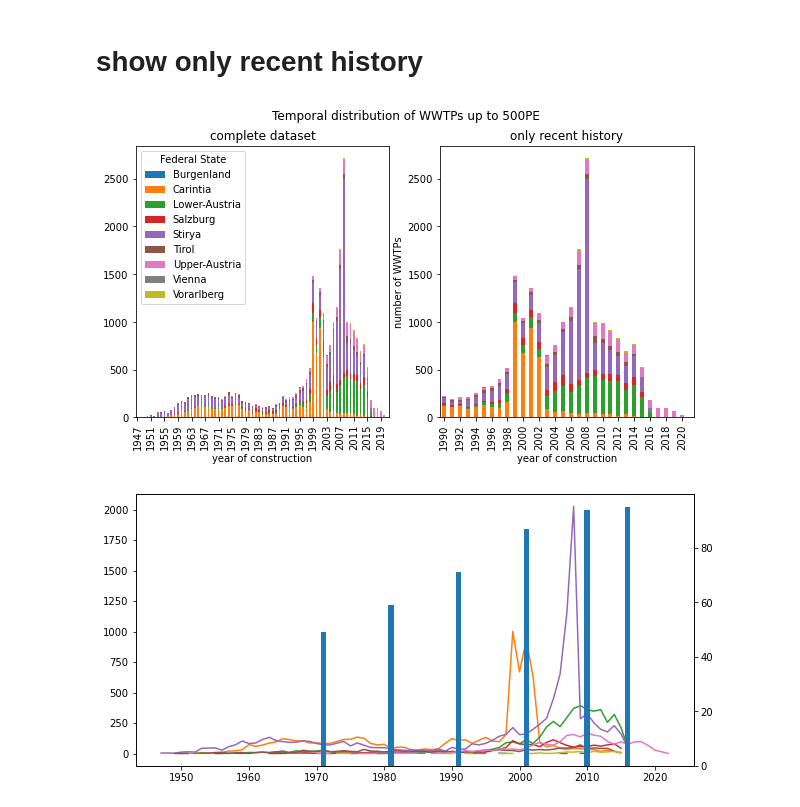
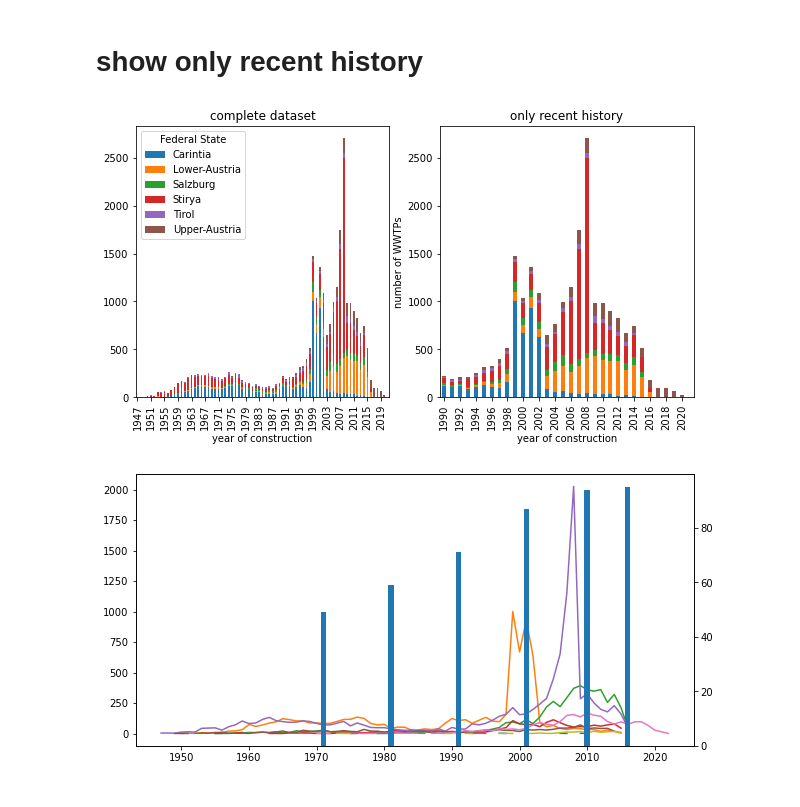
Before and after one commit to anakarpow/Locating-small-wastewater-systems-in-Austria, a Jupyter notebook: unify_graphs.ipynb, the cells around one changed output. Cells and saved outputs as stored; diff of their text form; code cells hidden in the pictures.

```diff
--- a/unify_graphs.ipynb
+++ b/unify_graphs.ipynb
@@ -233,21 +238,22 @@ Text(0.5, 1.0, 'Temporal Distribution Of WWTPSUp To 500 PEs')
 only_recent=data_all.loc[1990:,:]
 # %%
 fig, ax= plt.subplots(1,2 ,figsize=(10,5))
-data_all.plot.bar(ax=ax[0],stacked=True)
-only_recent.plot.bar(ax=ax[1], legend=False,stacked=True)
+data_all.drop(columns=['Burgenland','Vienna','Vorarlberg']).plot.bar(ax=ax[0],stacked=True)
+only_recent.drop(columns=['Burgenland','Vienna','Vorarlberg']).plot.bar(ax=ax[1], legend=False,stacked=True)
+
 plt.ylabel('number of WWTPs')
 ax[0].set_xlabel('year of construction')
 ax[1].set_xlabel('year of construction')
 ax[0].set_title('complete dataset')
 ax[1].set_title('only recent history')
-plt.suptitle('temporal distribution of'.capitalize() +' WWTPs'+' up to 500'+'PE')
+#plt.suptitle('temporal distribution of'.capitalize() +' WWTPs'+' up to 500'+'PE')
 ax[0].legend(title='Federal State')
 ax[0].locator_params(axis="x", nbins=20)
 ax[1].locator_params(axis="x", nbins=20)
 
 plt.savefig('graphs/temporal.png', bbox_inches='tight' )
 # %% [output]
-[figure, old version]
+[figure, new version]
 # %%
 connection_rate=pd.Series({1971:49,1981:59,1991:71,2001:87,2010:94,2016:95})
 # %%
```
Also changed, not shown: parts of 14 cells of this notebook, 1 other file.
